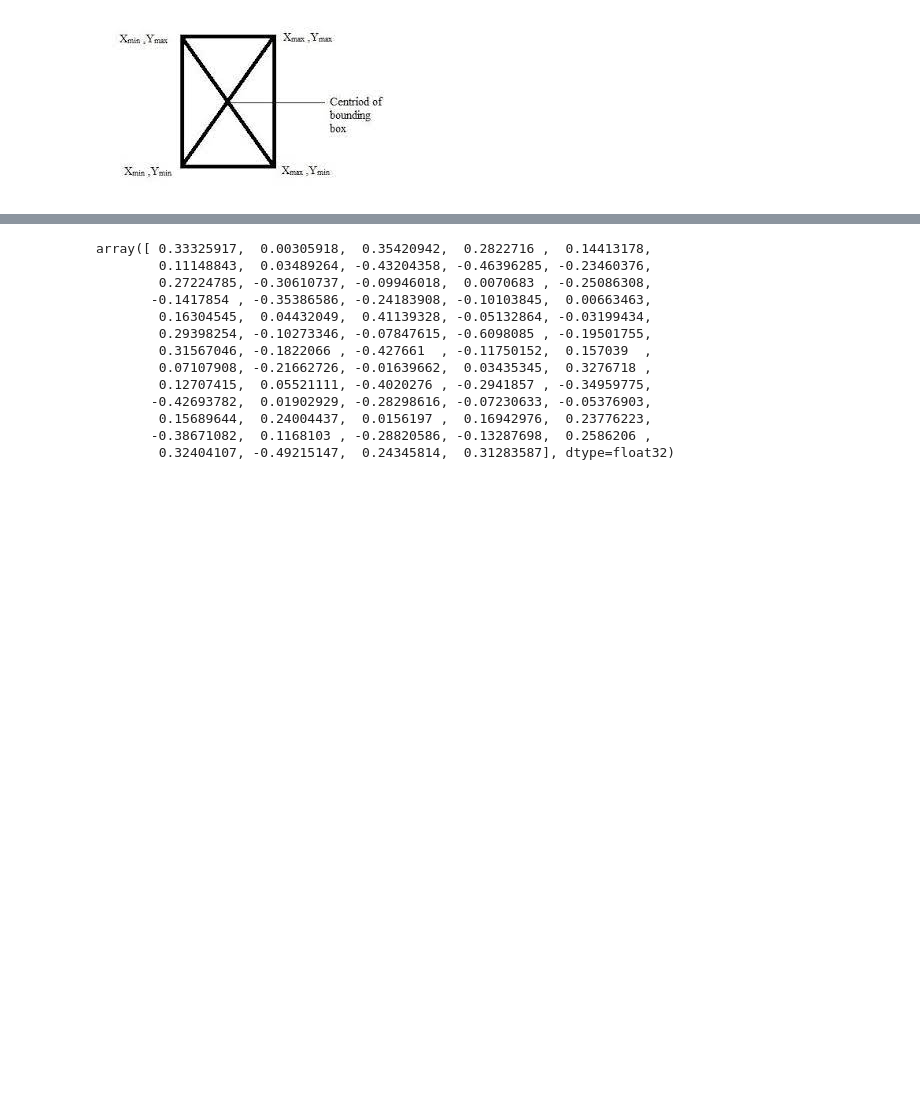
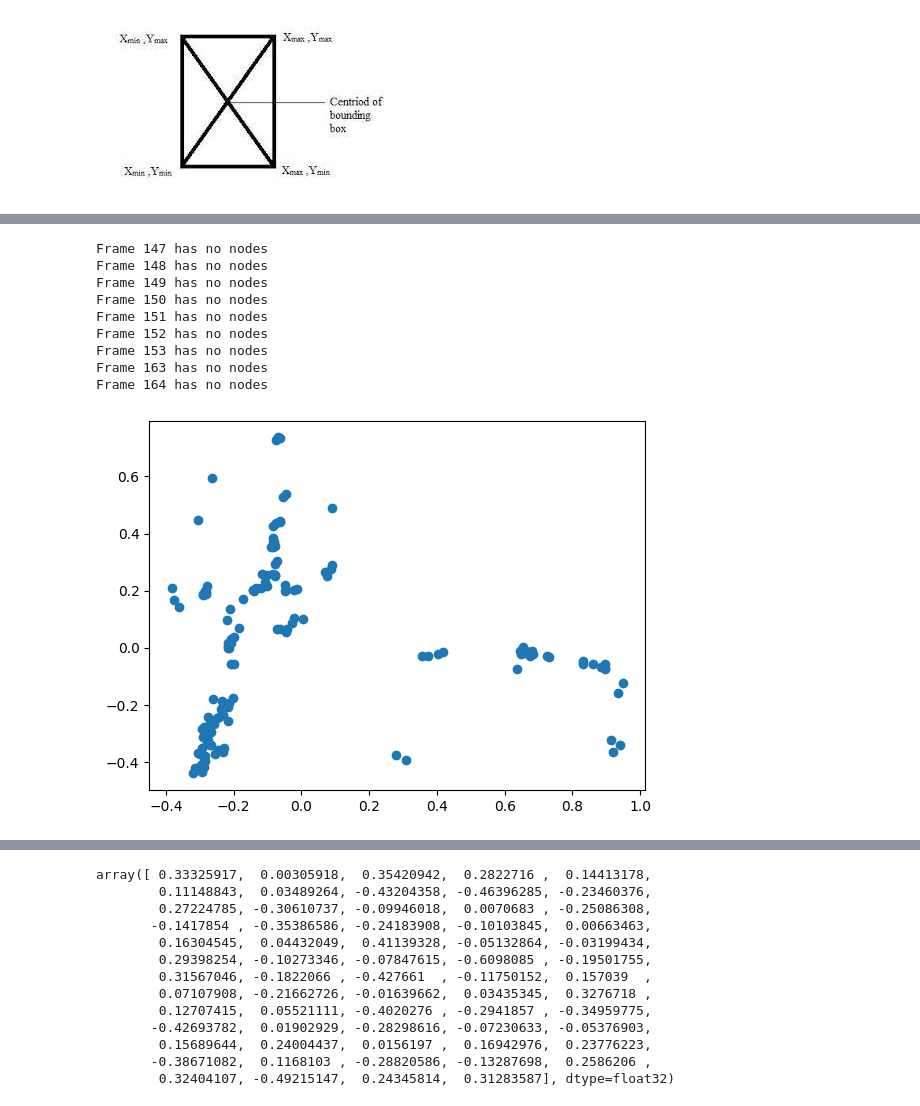
Before and after one commit to kaburia/animal-poses4population, a Jupyter notebook: graph_embeddings.ipynb, the cells around one changed output, grey strips where cells are left out. Cells and saved outputs as stored; diff of their text form; code cells hidden in the pictures; blank space fills up the shorter version.

```diff
--- a/graph_embeddings.ipynb
+++ b/graph_embeddings.ipynb
@@ -140,0 +127,26 @@ nx.to_dict_of_lists(first_file_frame)
+# %%
+# reduce the dimensionality of the data
+from sklearn.decomposition import PCA
+
+# flatten the data
+flatten_data = np.array([matrix.flatten() for matrix in adjacency_matrix(graph_seq['740.mat'])])
+
+# reduce the dimensionality of the data
+pca = PCA(n_components=2)
+pca.fit(flatten_data)
+pca_data = pca.transform(flatten_data)
+
+# plot the data
+plt.scatter(pca_data[:,0], pca_data[:,1])
+plt.show()
+# %% [output]
+Frame 147 has no nodes
+Frame 148 has no nodes
+Frame 149 has no nodes
+Frame 150 has no nodes
+Frame 151 has no nodes
+Frame 152 has no nodes
+Frame 153 has no nodes
+Frame 163 has no nodes
+Frame 164 has no nodes
+[figure, added]
```
Also changed, not shown: parts of 12 cells of this notebook.
